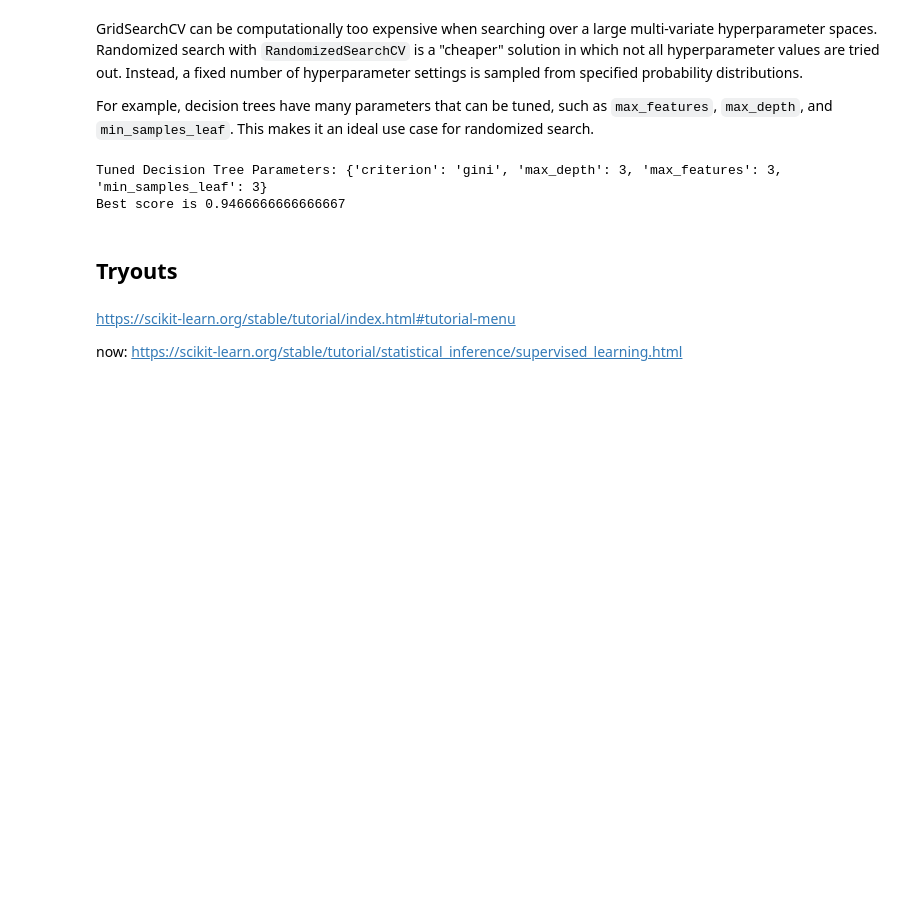
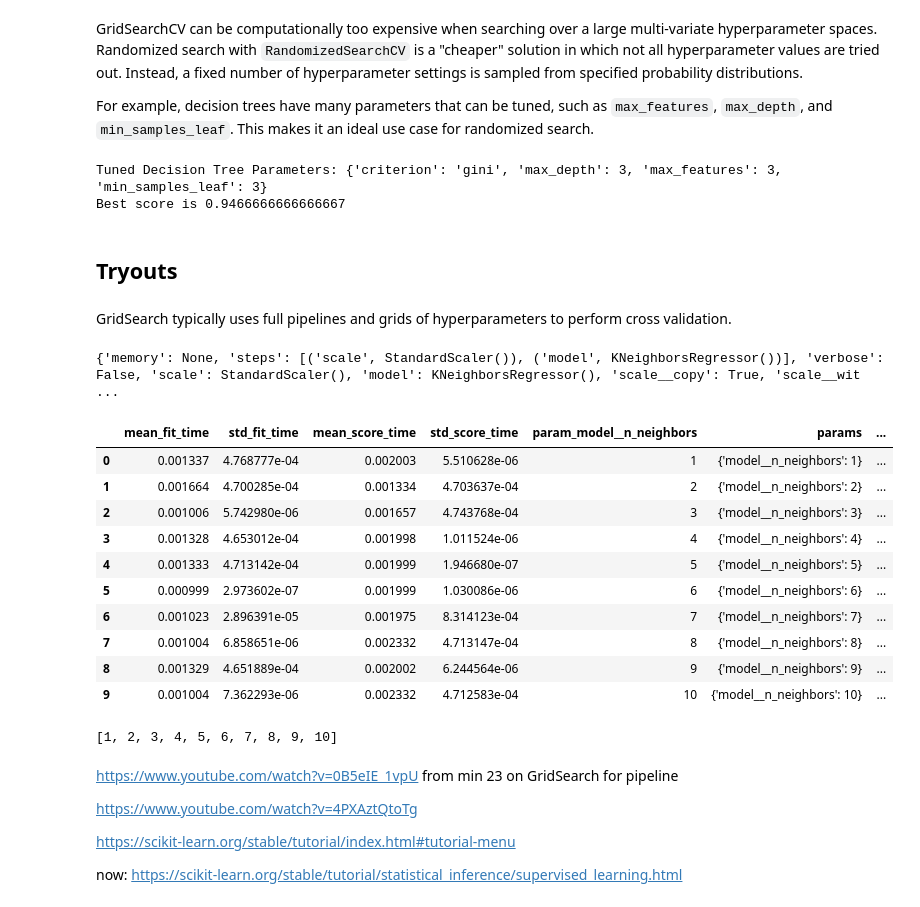
Before and after one commit to macrosynergy/macrosynergy, a Jupyter notebook: notebooks/skl/skl_model_selection.ipynb, the cells around one changed output. Cells and saved outputs as stored; diff of their text form; code cells hidden in the pictures; blank space fills up the shorter version.

```diff
--- a/notebooks/skl/skl_model_selection.ipynb
+++ b/notebooks/skl/skl_model_selection.ipynb
@@ -143,7 +143,49 @@ Tuned Decision Tree Parameters: {'criterion': 'gini', 'max_depth': 3, 'max_featu
 Best score is 0.9466666666666667
 # %% [markdown]
 ## Tryouts
+# %% [markdown]
+GridSearch typically uses full pipelines and grids of hyperparameters to perform cross validation.
+# %%
+from sklearn.neighbors import KNeighborsRegressor
+from sklearn.preprocessing import StandardScaler
+from sklearn.pipeline import Pipeline
+
+steps = [('scale', StandardScaler()), ('model', KNeighborsRegressor())]
+pipe = Pipeline(steps)
+
+print(pipe.get_params()) # view all settings of pipeline
+param_grid = {'model__n_neighbors': [i for i in range(1, 11)]}
+
+mod = GridSearchCV(estimator = pipe,
+                  param_grid = param_grid,
+                  cv = 3)
+
+X, y = datasets.load_boston(return_X_y=True)
+mod.fit(X, y)
+df = pd.DataFrame(mod.cv_results_)  # pass output dictionary to pandas df
+df
+# %% [output]
+{'memory': None, 'steps': [('scale', StandardScaler()), ('model', KNeighborsRegressor())], 'verbose': False, 'scale': StandardScaler(), 'model': KNeighborsRegressor(), 'scale__copy': True, 'scale__wit ...
+|  | mean_fit_time | std_fit_time | mean_score_time | std_score_time | param_model__n_neighbors | params | ... |
+| 0 | 0.001337 | 4.768777e-04 | 0.002003 | 5.510628e-06 | 1 | {'model__n_neighbors': 1} | ... |
+| 1 | 0.001664 | 4.700285e-04 | 0.001334 | 4.703637e-04 | 2 | {'model__n_neighbors': 2} | ... |
+| 2 | 0.001006 | 5.742980e-06 | 0.001657 | 4.743768e-04 | 3 | {'model__n_neighbors': 3} | ... |
+| 3 | 0.001328 | 4.653012e-04 | 0.001998 | 1.011524e-06 | 4 | {'model__n_neighbors': 4} | ... |
+| 4 | 0.001333 | 4.713142e-04 | 0.001999 | 1.946680e-07 | 5 | {'model__n_neighbors': 5} | ... |
+| 5 | 0.000999 | 2.973602e-07 | 0.001999 | 1.030086e-06 | 6 | {'model__n_neighbors': 6} | ... |
+| 6 | 0.001023 | 2.896391e-05 | 0.001975 | 8.314123e-04 | 7 | {'model__n_neighbors': 7} | ... |
+| 7 | 0.001004 | 6.858651e-06 | 0.002332 | 4.713147e-04 | 8 | {'model__n_neighbors': 8} | ... |
+| 8 | 0.001329 | 4.651889e-04 | 0.002002 | 6.244564e-06 | 9 | {'model__n_neighbors': 9} | ... |
+| 9 | 0.001004 | 7.362293e-06 | 0.002332 | 4.712583e-04 | 10 | {'model__n_neighbors': 10} | ... |
+# %%
+[i for i in range(1, 11)]
+# %% [output]
+[1, 2, 3, 4, 5, 6, 7, 8, 9, 10]
 # %% [markdown]
+https://www.youtube.com/watch?v=0B5eIE_1vpU  from min 23 on GridSearch for pipeline
+
+https://www.youtube.com/watch?v=4PXAztQtoTg
+
 https://scikit-learn.org/stable/tutorial/index.html#tutorial-menu
 
 now:
```
Also changed, not shown: 6 other files.
